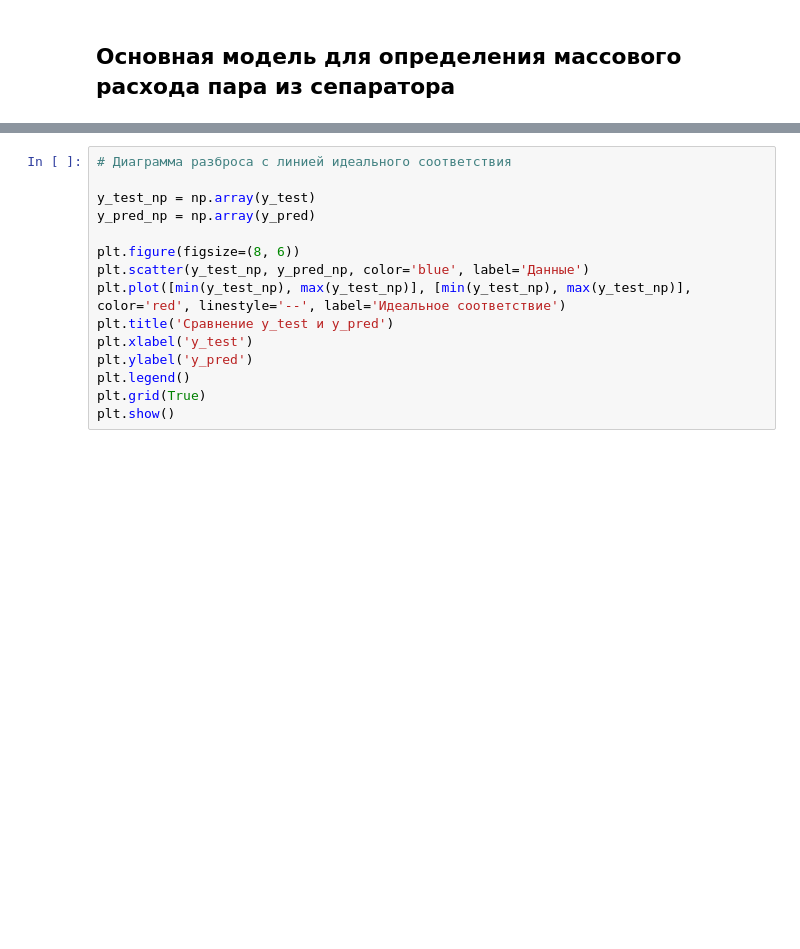
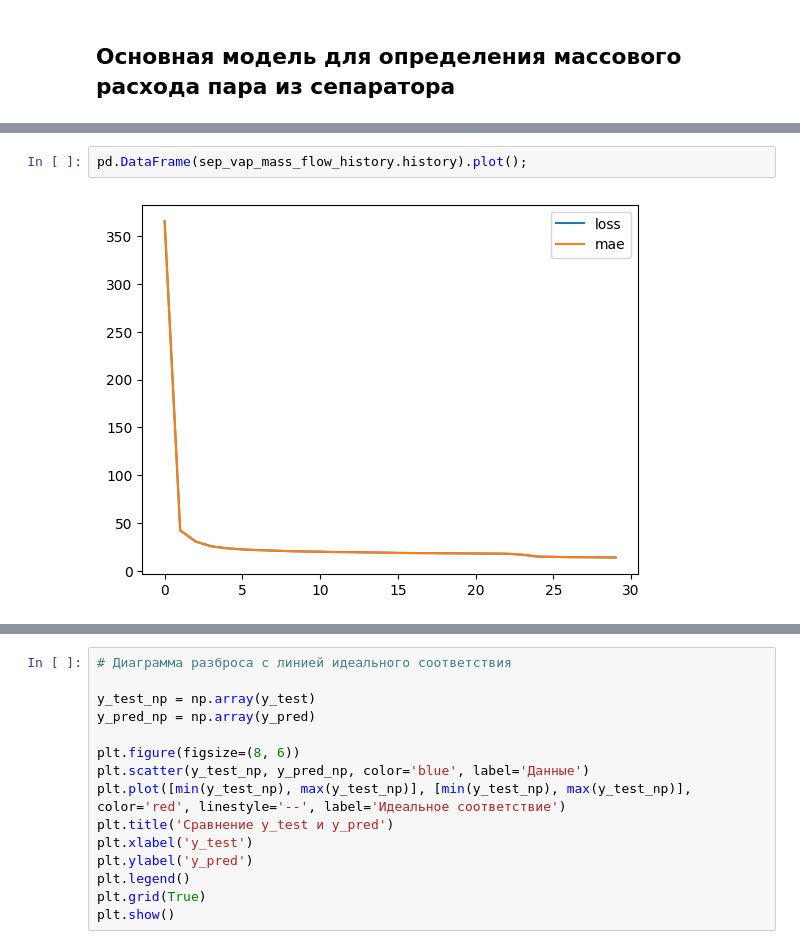
Before and after one commit to Rus-tam/AI_models, a Jupyter notebook: low_temp_dist_19_06.ipynb, the cells around one changed output, grey strips where cells are left out. Saved outputs shown, nothing was run; the diff lists cells and outputs as text; blank space fills up the shorter version.

```diff
--- a/low_temp_dist_19_06.ipynb
+++ b/low_temp_dist_19_06.ipynb
@@ -1298,3 +1343,7 @@ sep_vap_mass_flow_model.evaluate(X_test_normal, y_test)
+# %%
+pd.DataFrame(sep_vap_mass_flow_history.history).plot();
+# %% [output]
+[figure, added]
 # %%
 y_pred = sep_vap_mass_flow_model.predict(X_test_normal)
 # %% [output]
```
Also changed, not shown: parts of 22 cells of this notebook, 1 other file.
